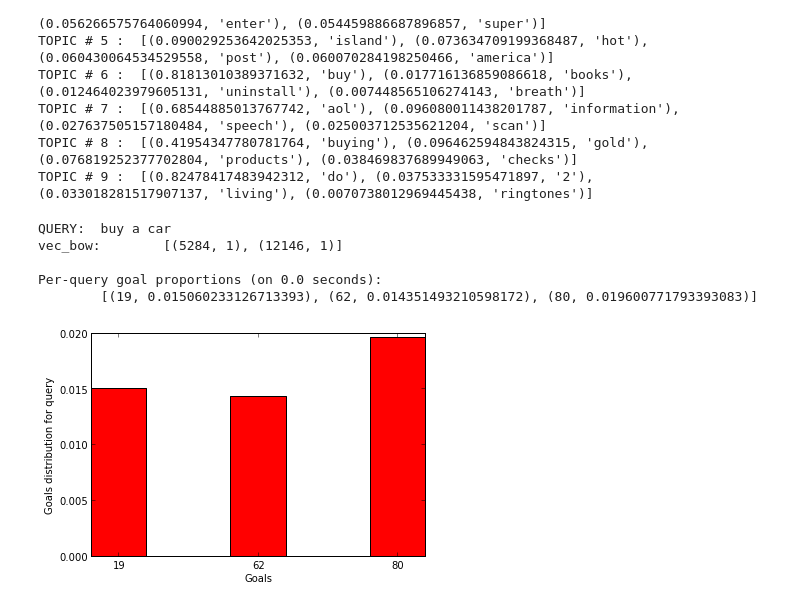
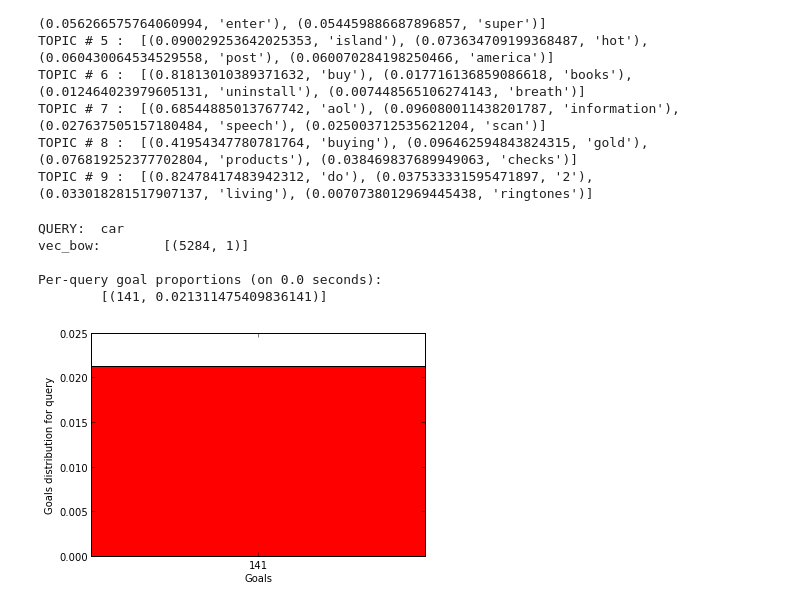
Before and after one commit to ljsou/QueryAnalyzer, a Jupyter notebook: UserQuery/QueryAnalyzer.ipynb, the cells around one changed output. Drawn from its saved outputs; the diff is of its cells as text; code cells hidden in the pictures.

```diff
--- a/UserQuery/QueryAnalyzer.ipynb
+++ b/UserQuery/QueryAnalyzer.ipynb
@@ -183,7 +183,7 @@ plt.show()
 # %% [output]
 [figure]
 # %%
-lda_2 = models.ldamodel.LdaModel(corpus, num_topics=20, id2word=dictionary, alpha=0.3, update_every=1, chunksize=100, passes=1)
+lda_2 = models.ldamodel.LdaModel(corpus, num_topics=200, id2word=dictionary, alpha=0.3, update_every=1, chunksize=1000, passes=1)
 lda_2.save(model_path + 'model_2".lda') # same for tfidf, lsi, ...
 #lda_2_charged = models.LdaModel.load(model_path + 'model_2.lda')
 # %%
@@ -217,15 +217,16 @@ TOPIC # 8 :  [(0.41954347780781764, 'buying'), (0.096462594843824315, 'gold'), (
 TOPIC # 9 :  [(0.82478417483942312, 'do'), (0.037533331595471897, '2'), (0.033018281517907137, 'living'), (0.0070738012969445438, 'ringtones')]
 # %%
 #query = "how do I change my profile on aol"
+query = "car"
 print "QUERY: ", query
 #new_doc = "In natural language processing, latent Dirichlet allocation (LDA) is a generative model that allows sets of observations to be explained by unobserved groups that explain why some parts of the data are similar. For example, if observations are words collected into documents, it posits that each document is a mixture of a small number of topics and that each word's creation is attributable to one of the document's topics. LDA is an example of a topic model and was first presented as a graphical model for topic discovery by David Blei, Andrew Ng, and Michael Jordan in 2003."
 #new_doc = "find a vegetarian restauran in Popayan"
-goals_distribution = lda.perQueryGoalProportions(query, dictionary, lda_2_charged)
+goals_distribution = lda.perQueryGoalProportions(query, dictionary, lda_2)
 lda.viewPerQueryGoalProportions(goals_distribution)
 # %% [output]
-QUERY:  buy a car
-vec_bow:        [(5284, 1), (12146, 1)]
+QUERY:  car
+vec_bow:        [(5284, 1)]
 
 Per-query goal proportions (on 0.0 seconds):
-        [(19, 0.015060233126713393), (62, 0.014351493210598172), (80, 0.019600771793393083)]
+        [(141, 0.021311475409836141)]
-[figure, old version]
+[figure, new version]
```
Also changed, not shown: parts of 7 cells of this notebook.
